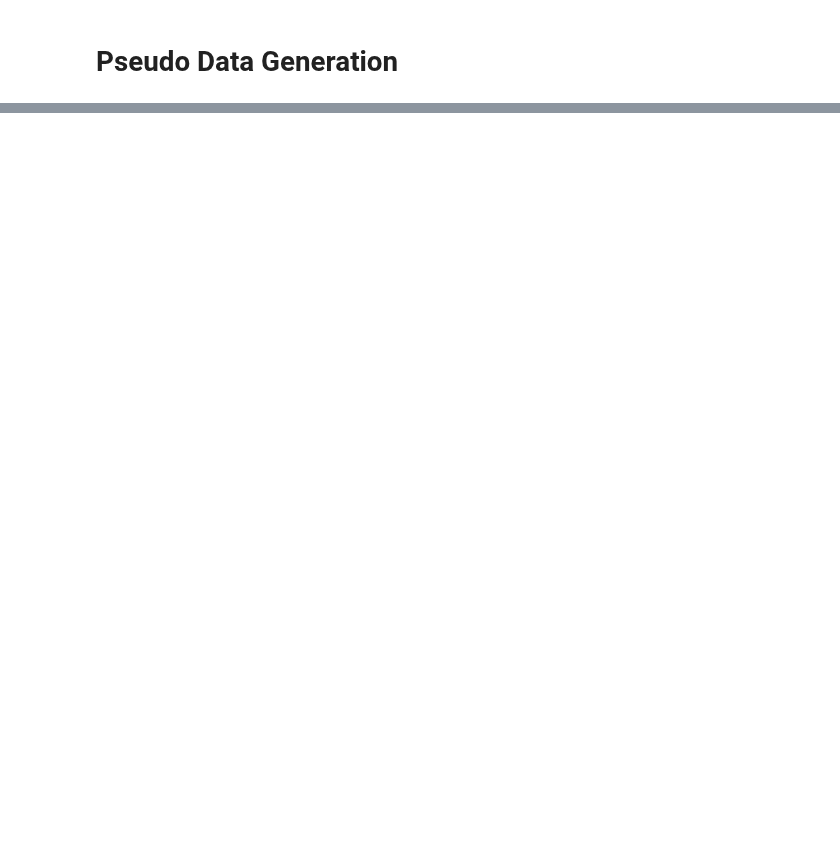
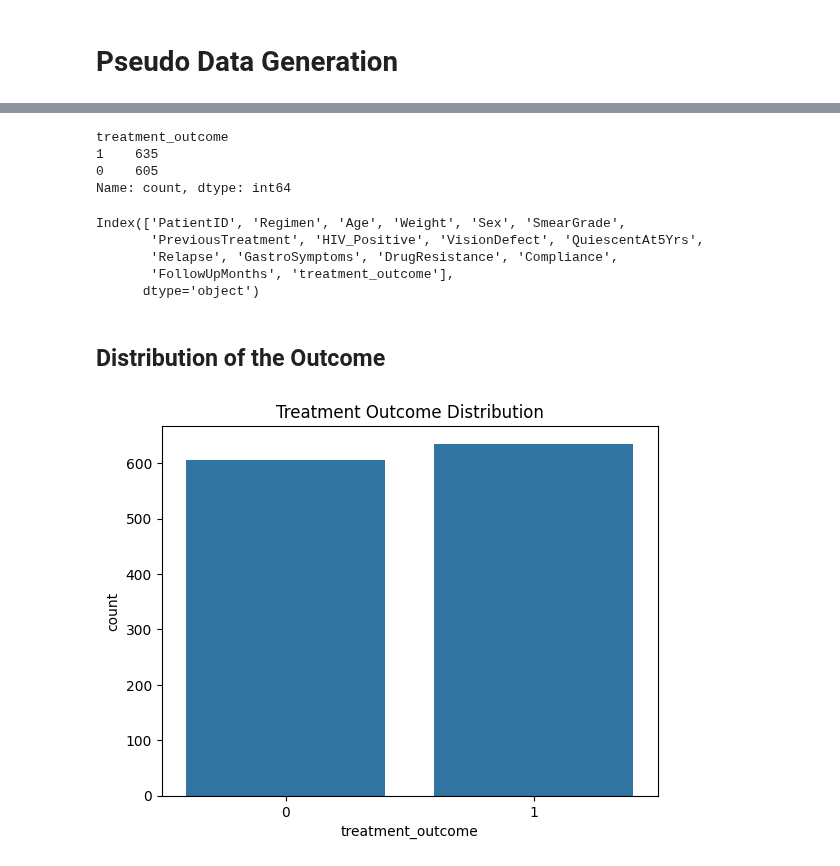
Before and after one commit to zafe312/TB-treatment-success-analysis, a Jupyter notebook: main.ipynb, the cells around one changed output, grey strips where cells are left out. Drawn from its saved outputs; the diff is of its cells as text; code cells hidden in the pictures; blank space fills up the shorter version.

```diff
--- a/main.ipynb
+++ b/main.ipynb
@@ -85,0 +139,43 @@ df_all.to_csv(csv_path, index=False)
+# %%
+import pandas as pd
+
+df = pd.read_csv("data/synthetic_tb_clinical_trial_data.csv")
+
+# print(df.head())
+
+# Define treatment_outcome
+df = df.copy()
+# df['treatment_outcome'] = df['FavourableResponse'].where(df['FavourableResponse'] == 1, 0)
+df['treatment_outcome'] = df['FavourableResponse'].astype(int)
+
+
+# Remove rows where both are 0 or both are 1
+df = df[(df['FavourableResponse'] != df['UnfavourableResponse'])]
+
+df.drop(['FavourableResponse', 'UnfavourableResponse'], axis=1, inplace=True)
+
+print(df['treatment_outcome'].value_counts())
+# %% [output]
+treatment_outcome
+1    635
+0    605
+Name: count, dtype: int64
+# %%
+df.keys()
+# %% [output]
+Index(['PatientID', 'Regimen', 'Age', 'Weight', 'Sex', 'SmearGrade',
+       'PreviousTreatment', 'HIV_Positive', 'VisionDefect', 'QuiescentAt5Yrs',
+       'Relapse', 'GastroSymptoms', 'DrugResistance', 'Compliance',
+       'FollowUpMonths', 'treatment_outcome'],
+      dtype='object')
+# %% [markdown]
+## Distribution of the Outcome
+# %%
+import seaborn as sns
+import matplotlib.pyplot as plt
+
+sns.countplot(x='treatment_outcome', data=df)
+plt.title('Treatment Outcome Distribution')
+plt.show()
+# %% [output]
+[figure, added]
```
Also changed, not shown: parts of 33 cells of this notebook, 1 other file.
